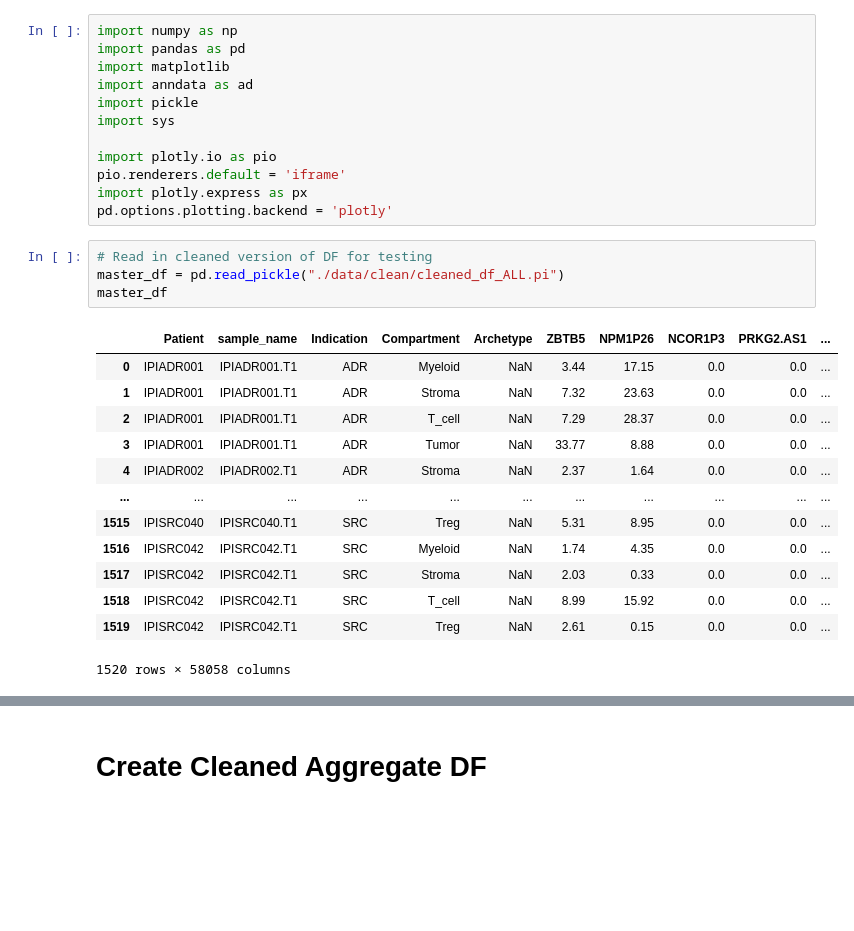
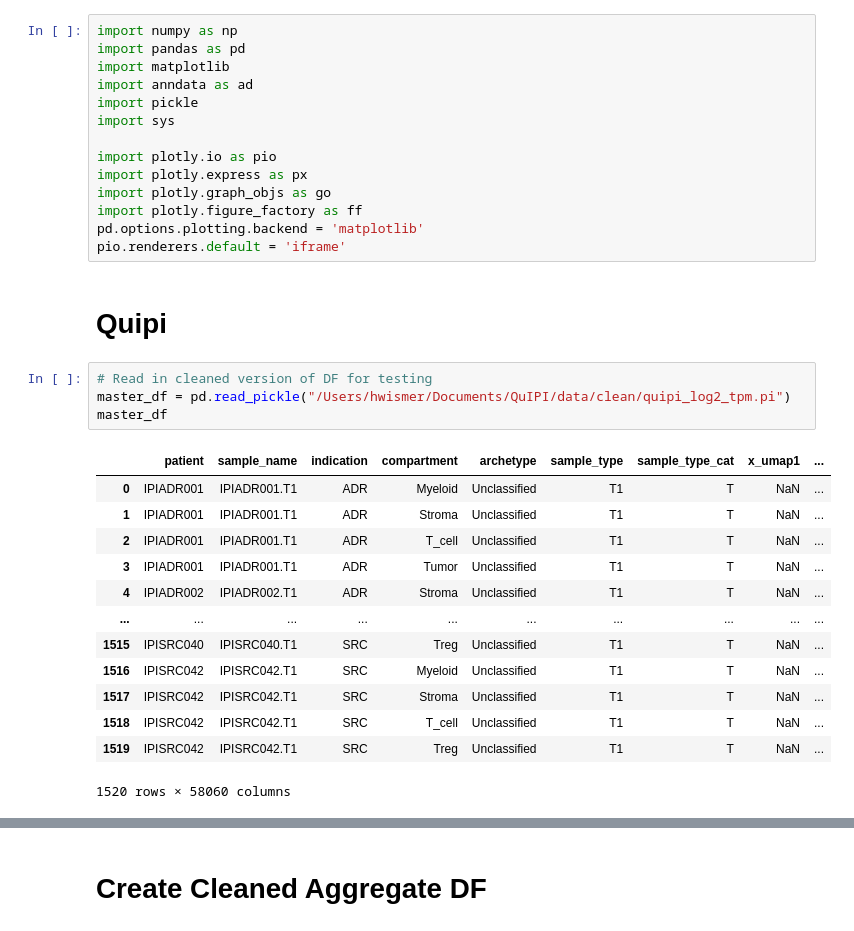
Before and after one commit to hwismer/QuIPI, a Jupyter notebook: quipi_wrangling.ipynb, the cells around one changed output, grey strips where cells are left out. Saved outputs shown, nothing was run; the diff lists cells and outputs as text; blank space fills up the shorter version.

```diff
--- a/quipi_wrangling.ipynb
+++ b/quipi_wrangling.ipynb
@@ -7,24 +7,28 @@ import pickle
 import sys
 
 import plotly.io as pio
+import plotly.express as px
+import plotly.graph_objs as go
+import plotly.figure_factory as ff
+pd.options.plotting.backend = 'matplotlib'
 pio.renderers.default = 'iframe'
-import plotly.express as px
-pd.options.plotting.backend = 'plotly'
+# %% [markdown]
+# Quipi
 # %%
 # Read in cleaned version of DF for testing
-master_df = pd.read_pickle("./data/clean/cleaned_df_ALL.pi")
+master_df = pd.read_pickle("/Users/hwismer/Documents/QuIPI/data/clean/quipi_log2_tpm.pi")
 master_df
 # %% [output]
-|  | Patient | sample_name | Indication | Compartment | Archetype | ZBTB5 | NPM1P26 | NCOR1P3 | PRKG2.AS1 | ... |
-| 0 | IPIADR001 | IPIADR001.T1 | ADR | Myeloid | NaN | 3.44 | 17.15 | 0.0 | 0.0 | ... |
-| 1 | IPIADR001 | IPIADR001.T1 | ADR | Stroma | NaN | 7.32 | 23.63 | 0.0 | 0.0 | ... |
-| 2 | IPIADR001 | IPIADR001.T1 | ADR | T_cell | NaN | 7.29 | 28.37 | 0.0 | 0.0 | ... |
-| 3 | IPIADR001 | IPIADR001.T1 | ADR | Tumor | NaN | 33.77 | 8.88 | 0.0 | 0.0 | ... |
-| 4 | IPIADR002 | IPIADR002.T1 | ADR | Stroma | NaN | 2.37 | 1.64 | 0.0 | 0.0 | ... |
-| ... | ... | ... | ... | ... | ... | ... | ... | ... | ... | ... |
-| 1515 | IPISRC040 | IPISRC040.T1 | SRC | Treg | NaN | 5.31 | 8.95 | 0.0 | 0.0 | ... |
-| 1516 | IPISRC042 | IPISRC042.T1 | SRC | Myeloid | NaN | 1.74 | 4.35 | 0.0 | 0.0 | ... |
-| 1517 | IPISRC042 | IPISRC042.T1 | SRC | Stroma | NaN | 2.03 | 0.33 | 0.0 | 0.0 | ... |
-| 1518 | IPISRC042 | IPISRC042.T1 | SRC | T_cell | NaN | 8.99 | 15.92 | 0.0 | 0.0 | ... |
-| 1519 | IPISRC042 | IPISRC042.T1 | SRC | Treg | NaN | 2.61 | 0.15 | 0.0 | 0.0 | ... |
+|  | patient | sample_name | indication | compartment | archetype | sample_type | sample_type_cat | x_umap1 | ... |
+| 0 | IPIADR001 | IPIADR001.T1 | ADR | Myeloid | Unclassified | T1 | T | NaN | ... |
+| 1 | IPIADR001 | IPIADR001.T1 | ADR | Stroma | Unclassified | T1 | T | NaN | ... |
+| 2 | IPIADR001 | IPIADR001.T1 | ADR | T_cell | Unclassified | T1 | T | NaN | ... |
+| 3 | IPIADR001 | IPIADR001.T1 | ADR | Tumor | Unclassified | T1 | T | NaN | ... |
+| 4 | IPIADR002 | IPIADR002.T1 | ADR | Stroma | Unclassified | T1 | T | NaN | ... |
+| ... | ... | ... | ... | ... | ... | ... | ... | ... | ... |
+| 1515 | IPISRC040 | IPISRC040.T1 | SRC | Treg | Unclassified | T1 | T | NaN | ... |
+| 1516 | IPISRC042 | IPISRC042.T1 | SRC | Myeloid | Unclassified | T1 | T | NaN | ... |
+| 1517 | IPISRC042 | IPISRC042.T1 | SRC | Stroma | Unclassified | T1 | T | NaN | ... |
+| 1518 | IPISRC042 | IPISRC042.T1 | SRC | T_cell | Unclassified | T1 | T | NaN | ... |
+| 1519 | IPISRC042 | IPISRC042.T1 | SRC | Treg | Unclassified | T1 | T | NaN | ... |
-1520 rows × 58058 columns
+1520 rows × 58060 columns
```
Also changed, not shown: parts of 65 cells of this notebook, 2 other files.
